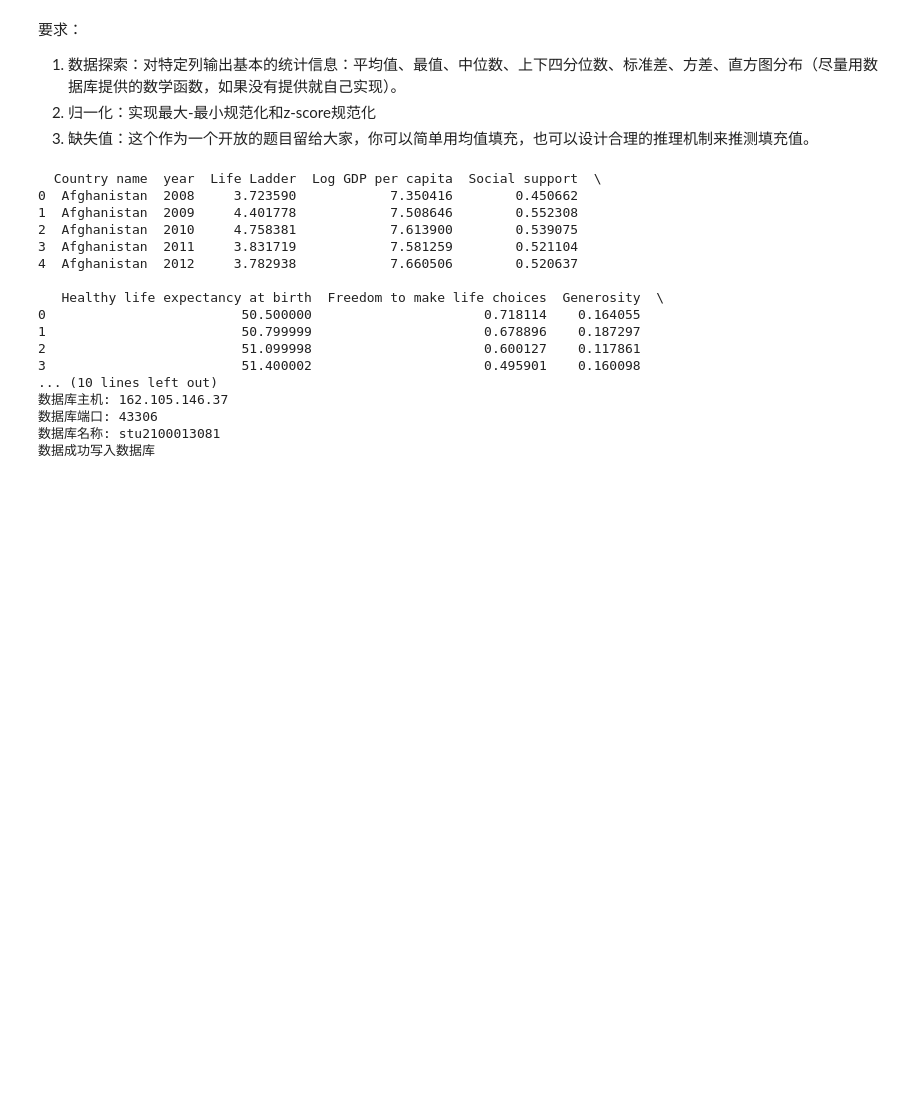
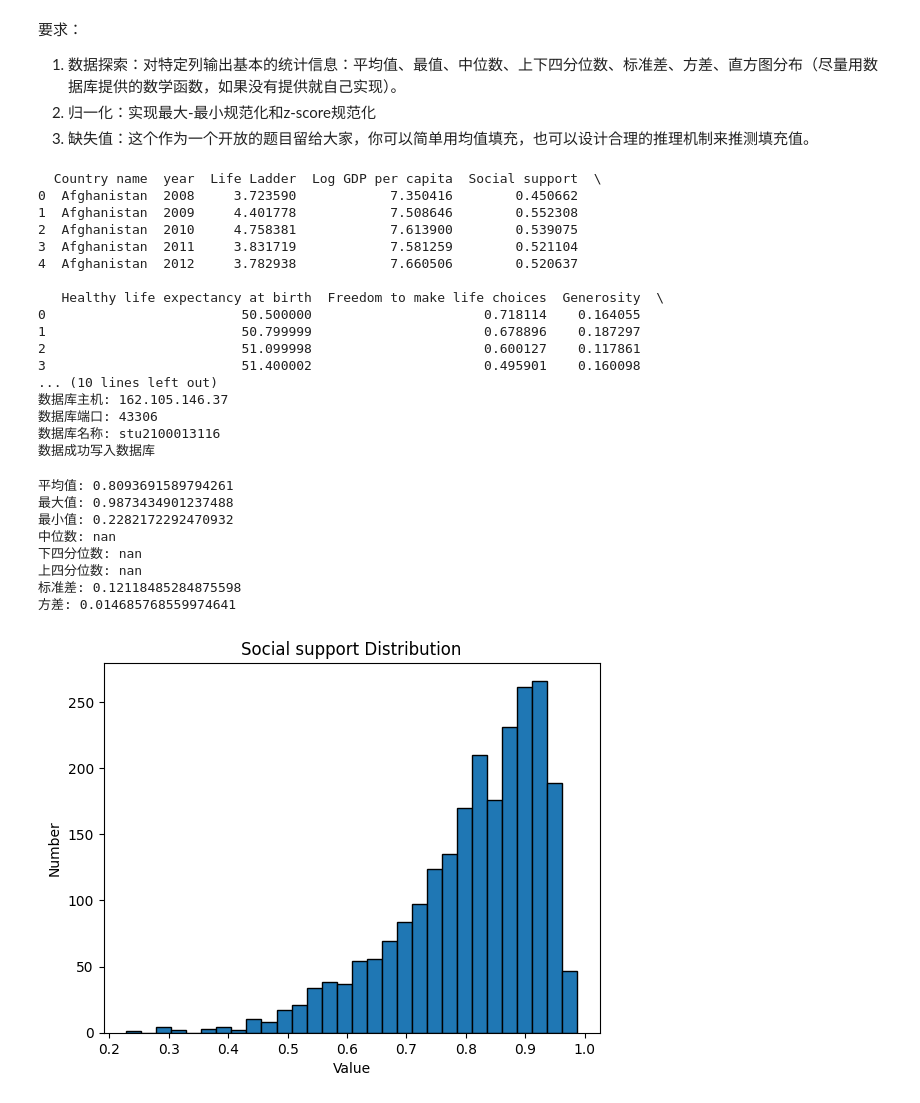
Before and after one commit to EmptyBlueBox/Introduction_to_Database_Systems-clj-2024Spring-PKU, a Jupyter notebook: homework/综合实习四：基于SQL的数据科学/实习四：基于SQL的数据科学项目.ipynb, the cells around one changed output. Saved outputs shown, nothing was run; the diff lists cells and outputs as text; code cells hidden in the pictures; blank space fills up the shorter version.

```diff
--- a/homework/综合实习四：基于SQL的数据科学/实习四：基于SQL的数据科学项目.ipynb
+++ b/homework/综合实习四：基于SQL的数据科学/实习四：基于SQL的数据科学项目.ipynb
@@ -85,11 +74,11 @@ except FileNotFoundError:
     exit()
 
 # 数据库连接信息
-db_user = os.getenv('DB_USER', 'stu2100013081')
-db_password = os.getenv('DB_PASSWORD', 'stu2100013081')
+db_user = os.getenv('DB_USER', 'stu2100013116')
+db_password = os.getenv('DB_PASSWORD', 'stu2100013116')
 db_host = os.getenv('DB_HOST', '162.105.146.37')
 db_port = os.getenv('DB_PORT', '43306')
-db_name = os.getenv('DB_NAME', 'stu2100013081')
+db_name = os.getenv('DB_NAME', 'stu2100013116')
 
 # 检查所有变量是否正确
 print(f"数据库用户: {db_user}")
@@ -124,5 +113,52 @@ except Exception as e:
 ... (10 lines left out)
 数据库主机: 162.105.146.37
 数据库端口: 43306
-数据库名称: stu2100013081
+数据库名称: stu2100013116
 数据成功写入数据库
+# %%
+import pandas as pd
+from sqlalchemy import create_engine
+import numpy as np
+import matplotlib.pyplot as plt
+from scipy.stats import iqr
+
+df = pd.read_excel('世界幸福指数数据集.xls')
+
+# 计算基本统计信息
+column_name = 'Social support'  # 请替换为实际的列名
+data = df[column_name]
+
+mean_value = np.mean(data)
+max_value = np.max(data)
+min_value = np.min(data)
+median_value = np.median(data)
+q1_value = np.percentile(data, 25)
+q3_value = np.percentile(data, 75)
+std_dev = np.std(data)
+variance = np.var(data)
+
+print(f"平均值: {mean_value}")
+print(f"最大值: {max_value}")
+print(f"最小值: {min_value}")
+print(f"中位数: {median_value}")
+print(f"下四分位数: {q1_value}")
+print(f"上四分位数: {q3_value}")
+print(f"标准差: {std_dev}")
+print(f"方差: {variance}")
+
+# 生成直方图分布
+plt.hist(data, bins=30, edgecolor='k')
+plt.xlabel('Value')
+plt.ylabel('Number')
+plt.title(f'{column_name} Distribution')
+plt.show()
+# %% [output]
+平均值: 0.8093691589794261
+最大值: 0.9873434901237488
+最小值: 0.2282172292470932
+中位数: nan
+下四分位数: nan
+上四分位数: nan
+标准差: 0.12118485284875598
+方差: 0.014685768559974641
+[figure, added]
```
Also changed, not shown: parts of 11 cells of this notebook, 3 other files.
